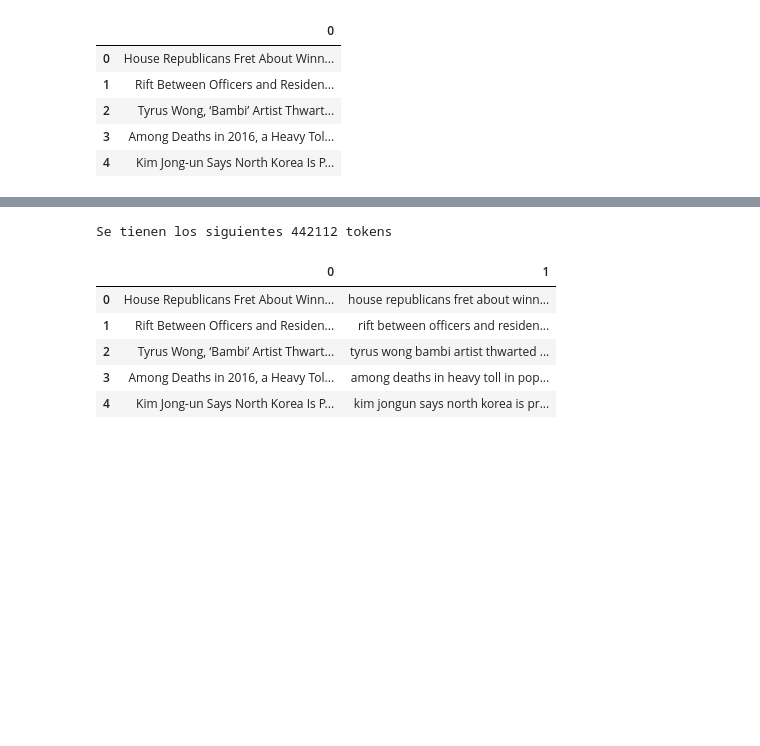
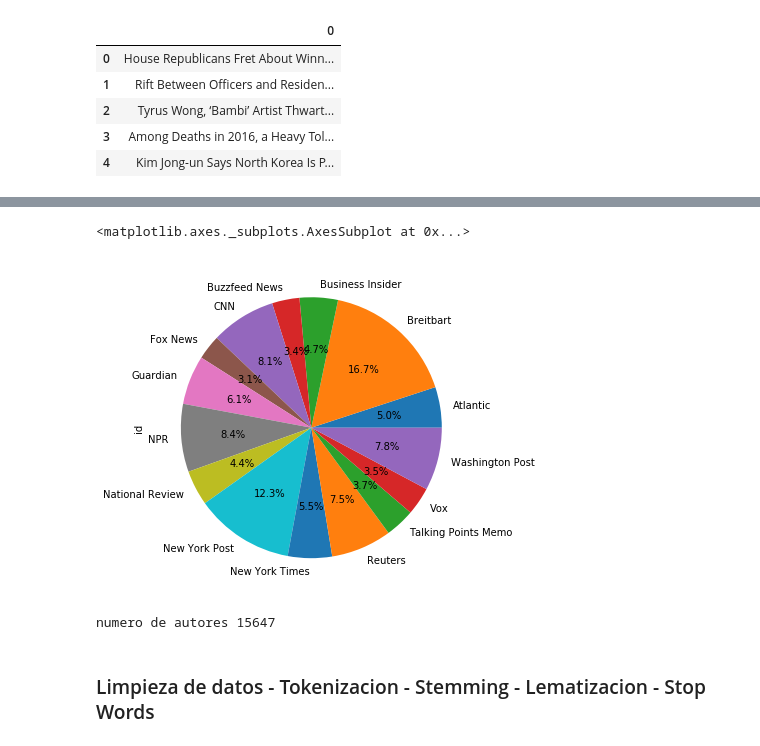
Before and after one commit to franco18/st1800eafit-final, a Jupyter notebook: AnalisisDescriptivo.ipynb, the cells around one changed output, grey strips where cells are left out. Saved outputs shown, nothing was run; the diff lists cells and outputs as text; code cells hidden in the pictures; blank space fills up the shorter version.

```diff
--- a/AnalisisDescriptivo.ipynb
+++ b/AnalisisDescriptivo.ipynb
@@ -75,0 +112,4 @@ df2.head()
+# %%
+df3 = df.groupby('publication')['id'].nunique()
+print('numero de diarios',df3.shape[0])
+df3
@@ -75,0 +135,12 @@ df2.head()
+# %%
+df3.plot.pie(figsize=(6, 6),autopct='%1.1f%%')
+# %% [output]
+<matplotlib.axes._subplots.AxesSubplot at 0x...>
+[figure, added]
+# %%
+df4 = df.groupby('author')['id'].nunique()
+print('numero de autores',df4.shape[0])
+# %% [output]
+numero de autores 15647
+# %% [markdown]
+### Limpieza de datos - Tokenizacion - Stemming - Lematizacion - Stop Words
@@ -76,35 +157,29 @@ df2.head()
 # %%
-from sklearn.feature_extraction.text import CountVectorizer
+from nltk.stem import LancasterStemmer
+from nltk.corpus import stopwords
 import re
+stop_words_nltk = set(stopwords.words('english'))
+lancaster = LancasterStemmer()
 
 textclean=[]
 
 for document in df2[0]:
     line_clean = ""
-    tokens = str(document).split()
-    tokens = [re.sub(r'[^A-Za-z0-9 ]+','',w) for w in tokens]
-    tokens = [w for w in tokens if w.isalpha()]
-    tokens = [w.lower() for w in tokens if len(w)>1]
-    for w in tokens:
-        line_clean=line_clean+w+" "
-    textclean.append(line_clean)
+    tokens = nltk.word_tokenize(str(document))
+    tokens = [re.sub(r'[^A-Za-z0-9]+','',w) for w in tokens]
+    tokens = [wordnet_lemmatizer.lemmatize(lancaster.stem(w)) for w in tokens if len(w)>1 and w.isalpha() and w not in stop_words_nltk]
+    #for w in tokens:
+    #    line_clean=line_clean+w+" "
+    textclean.append(" ".join(line_clean))
 
-df2[1]=textclean
+df2[1]=textclean #almacena vector de documentos limpios
 
+#utilizamos libreria de Sklearn para text encoding o vectorizacion
 vectorizer = CountVectorizer(analyzer = "word", tokenizer = None, preprocessor = None, stop_words = None, max_features = None)
 
 Infodoc = CountVectorizer().fit(df2[1])
 bag_of_words = Infodoc.transform(df2[1])
 Vacabulary=list(Infodoc.vocabulary_.keys())
 
-print( "Se tienen los siguientes "+str(len(Vacabulary))+" tokens")
-
+print( "9.7 Luego de aplicar LancasterStemmer de NLTK quedan "+str(len(Vacabulary))+" tokens.")
 df2.head()
-# %% [output]
-Se tienen los siguientes 442112 tokens
-|  | 0 | 1 |
-| 0 | House Republicans Fret About Winn... | house republicans fret about winn... |
-| 1 | Rift Between Officers and Residen... | rift between officers and residen... |
-| 2 | Tyrus Wong, ‘Bambi’ Artist Thwart... | tyrus wong bambi artist thwarted ... |
-| 3 | Among Deaths in 2016, a Heavy Tol... | among deaths in heavy toll in pop... |
-| 4 | Kim Jong-un Says North Korea Is P... | kim jongun says north korea is pr... |
```
Also changed, not shown: parts of 20 cells of this notebook, 1 other file.
